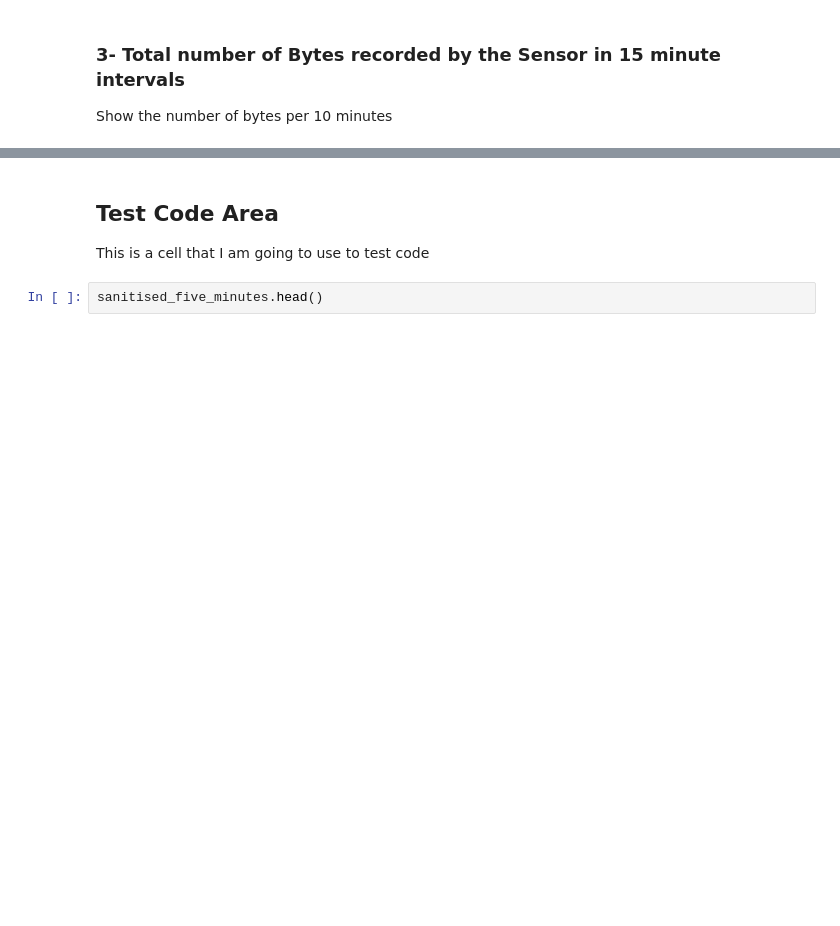
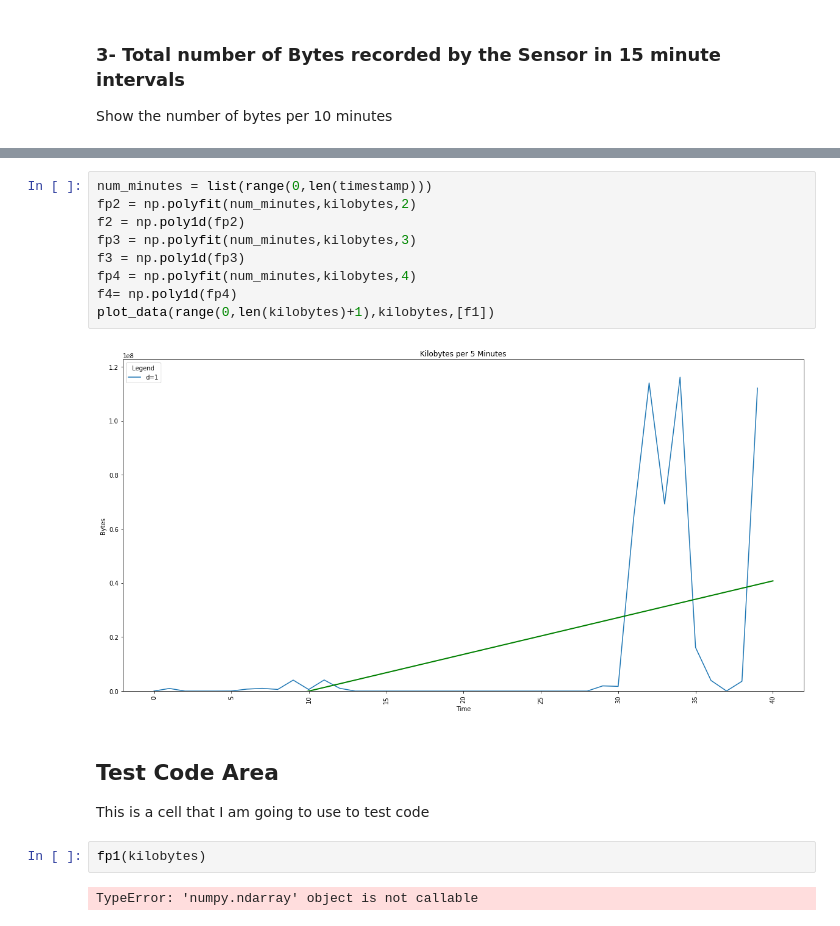
Before and after one commit to JakeNTech/TTDS_DataScience_Project, a Jupyter notebook: Notebook.ipynb, the cells around one changed output, grey strips where cells are left out. Cells and saved outputs as stored; diff of their text form; blank space fills up the shorter version.

```diff
--- a/Notebook.ipynb
+++ b/Notebook.ipynb
@@ -89,5 +100,18 @@ The volume of traffic is most likely to be an indicator.
+# %%
+num_minutes = list(range(0,len(timestamp)))
+fp2 = np.polyfit(num_minutes,kilobytes,2)
+f2 = np.poly1d(fp2)
+fp3 = np.polyfit(num_minutes,kilobytes,3)
+f3 = np.poly1d(fp3)
+fp4 = np.polyfit(num_minutes,kilobytes,4)
+f4= np.poly1d(fp4)
+plot_data(range(0,len(kilobytes)+1),kilobytes,[f1])
+# %% [output]
+[figure, added]
 # %% [markdown]
 ## Test Code Area
 This is a cell that I am going to use to test code
-# %%
-sanitised_five_minutes.head()
+# %%
+fp1(kilobytes)
+# %% [output]
+TypeError: 'numpy.ndarray' object is not callable
```
Also changed, not shown: parts of 13 cells of this notebook.
